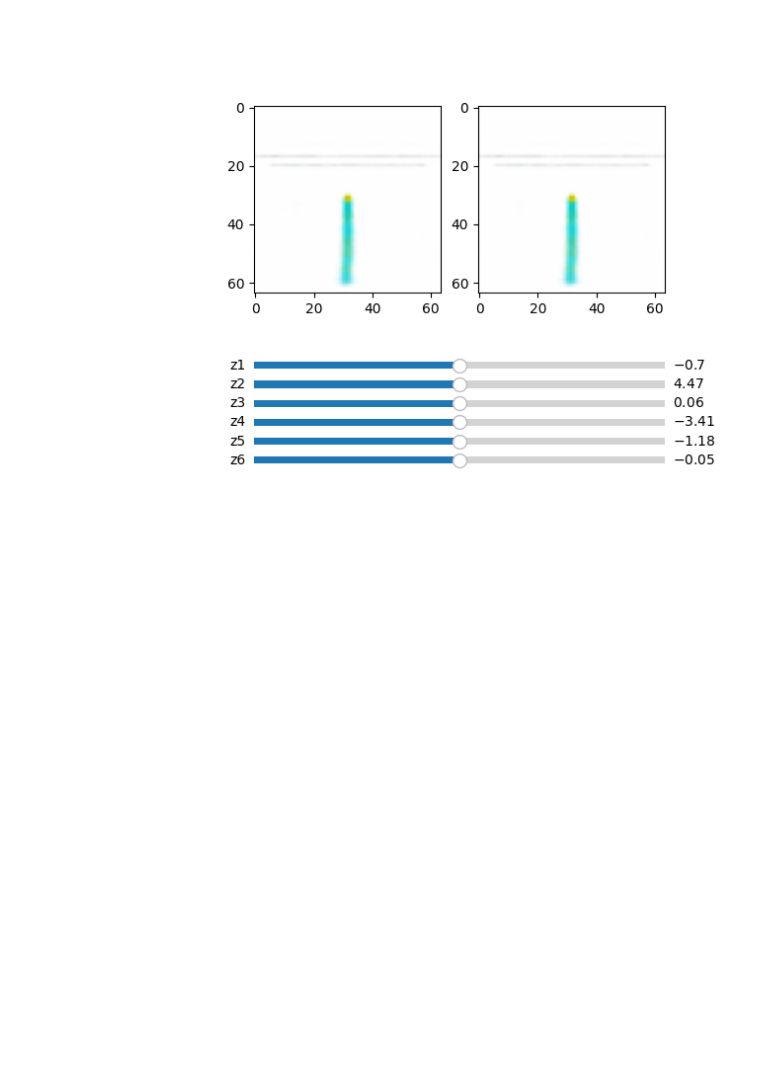
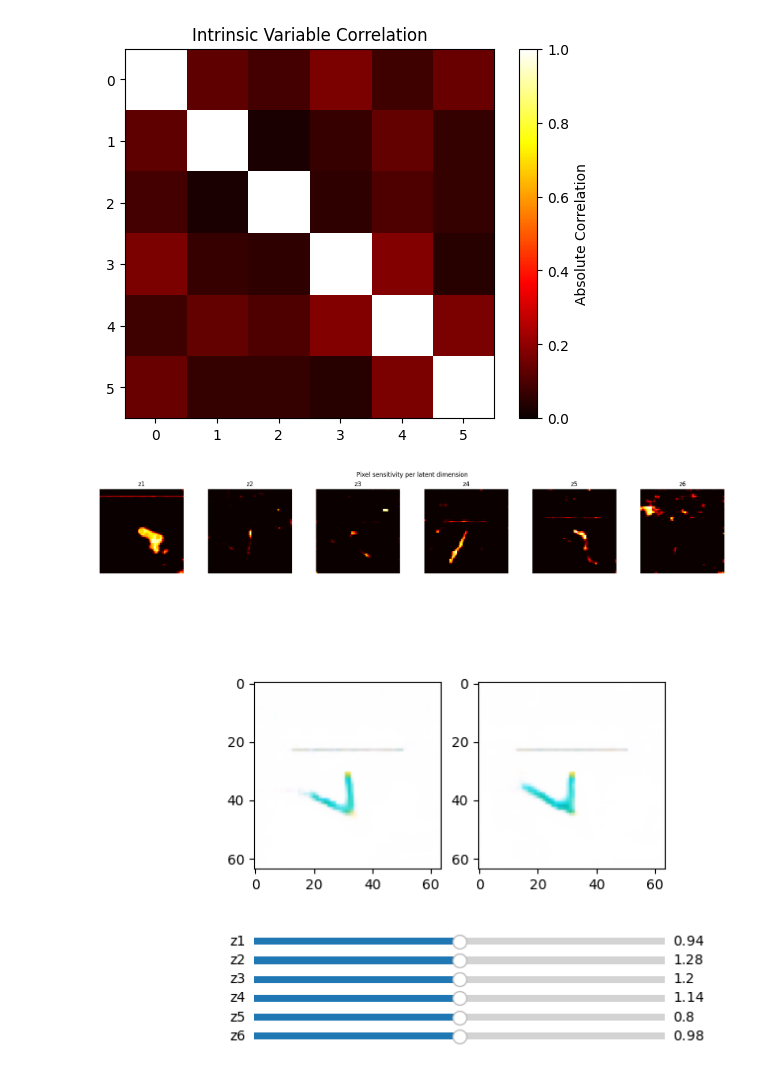
Before and after one commit to antony-zhao/RLTesting, a Jupyter notebook: rltesting/fvd_experiments/testing.ipynb, the cells around one changed output. Saved outputs shown, nothing was run; the diff lists cells and outputs as text; code cells hidden in the pictures; blank space fills up the shorter version.

```diff
--- a/rltesting/fvd_experiments/testing.ipynb
+++ b/rltesting/fvd_experiments/testing.ipynb
@@ -81,0 +82,12 @@ plt.plot(losses)
+# %%
+num_samples = 2048
+with torch.no_grad():
+    samples_ = buffer.sample(num_samples)
+    obs = (torch.tensor(samples_[0]).float().transpose(-3, -1) / 255).cuda()
+    latent = encoder(obs).cpu().numpy()
+
+corr = np.corrcoef(latent, rowvar=False)
+plt.imshow(np.abs(corr), cmap="hot", vmin=0, vmax=1)
+plt.colorbar(label="Absolute Correlation")
+plt.title("Intrinsic Variable Correlation")
+plt.show()
@@ -134,11 +128,13 @@ Image ID: 9.49830566181286 +- 0.149509722774982
 # %%
+plt.close('all')
+%matplotlib inline
 intrinsic_dim = round(np.mean(latent_ID))
 double_autoencoder = AEVAE(encoder, decoder, latent_dim, intrinsic_dim, penalty_coef=1e-4).cuda()
 int_opt = torch.optim.AdamW(double_autoencoder.parameters(), 3e-4)
 int_scheduler = torch.optim.lr_scheduler.ExponentialLR(int_opt, gamma=0.97)
 losses = []
 for i in range(1, num_epochs + 1):
-    for _ in range(steps_per_epoch):
+    for _ in range(2 * steps_per_epoch):
         samples = buffer.sample(256)
         obs = (torch.tensor(samples[0]).float().transpose(-3, -1) / 255).cuda()
         loss = double_autoencoder.reconstruction_loss(obs)
@@ -148,6 +144,6 @@ for i in range(1, num_epochs + 1):
         losses.append(loss.detach().cpu().numpy())
     int_scheduler.step()
     if i % 10 == 0:
-        print(i * steps_per_epoch)
+        print(i * 2 * steps_per_epoch)
 plt.plot(losses)
 # %% [output]
@@ -161,45 +157,88 @@ plt.plot(losses)
+# %%
+plt.close('all')
+%matplotlib inline
+num_samples = 2048
+with torch.no_grad():
+    samples = buffer.sample(num_samples)
+    obs = (torch.tensor(samples[0]).float().transpose(-3, -1) / 255).cuda()
+    intrinsic = double_autoencoder.double_encode(obs).cpu().numpy()
+
+corr = np.corrcoef(intrinsic, rowvar=False)
+plt.imshow(np.abs(corr), cmap="hot", vmin=0, vmax=1)
+plt.colorbar(label="Absolute Correlation")
+plt.title("Intrinsic Variable Correlation")
+plt.show()
+# %% [output]
+[figure, added]
+# %%
+def plot_jacobians(double_autoencoder, obs, intrinsic_dim, eps=0.5):
+    double_autoencoder.eval()
+    with torch.no_grad():
+        intrinsic = double_autoencoder.double_encode(obs)
+
+        fig, axs = plt.subplots(1, intrinsic_dim, figsize=(3 * intrinsic_dim, 3))
+        for i in range(intrinsic_dim):
+            plus = intrinsic[0:1].clone()
+            minus = intrinsic[0:1].clone()
+            plus[0, i] += eps
+            minus[0, i] -= eps
+            diff = double_autoencoder.double_decode(plus) - double_autoencoder.double_decode(minus)
+            sensitivity = diff[0, :3].abs().mean(0).cpu().numpy()
+
+            axs[i].imshow(sensitivity.T, cmap="hot")
+            axs[i].set_title(f"z{i+1}")
+            axs[i].axis("off")
+
+    plt.suptitle("Pixel sensitivity per latent dimension")
+    plt.tight_layout()
+    plt.show()
+plot_jacobians(double_autoencoder, obs, intrinsic_dim)
+# %% [output]
+[figure, added]
 # %%
 plt.close("all")
 from matplotlib.widgets import Slider
 %matplotlib widget
 
+double_autoencoder.eval()
+
 def decode(intrinsic):
-    intrinsic_tensor = torch.tensor(intrinsic).cuda()
-    reconstruction = double_autoencoder.double_decode(intrinsic_tensor)
-    reconstruction = to_numpy(reconstruction[0].transpose(-3, -1))
+    with torch.no_grad():
+        intrinsic_tensor = torch.tensor(intrinsic).cuda()
+        reconstruction = double_autoencoder.double_decode(intrinsic_tensor)
+        reconstruction = to_numpy(reconstruction[0].transpose(-3, -1))
     return reconstruction[:, :, :3], reconstruction[:, :, 3:]
 
-intrinsic = double_autoencoder.double_encode(obs)
+with torch.no_grad():
+    intrinsic = double_autoencoder.double_encode(obs)
 intrinsic = to_numpy(intrinsic[0])
 
-plt.figure()
 img = decode(intrinsic)
 f, axs = plt.subplots(1, 2)
 img_handle1 = axs[0].imshow(img[0])
 img_handle2 = axs[1].imshow(img[1])
 
 plt.subplots_adjust(left=0.25, bottom=0.35)
 
 slider_axes = []
 sliders = []
 for i in range(intrinsic_dim):
     ax = plt.axes([0.25, 0.25 - i*0.04, 0.65, 0.03])
     slider_axes.append(ax)
     slider = Slider(ax, f'z{i+1}', intrinsic[i]-20.0, intrinsic[i]+20.0, valinit=intrinsic[i])
     sliders.append(slider)
 
 def update(val):
     for i, slider in enumerate(sliders):
         intrinsic[i] = slider.val
     img = decode(intrinsic)
     img_handle1.set_data(img[0])
     img_handle2.set_data(img[1])
     plt.draw()
 
 for slider in sliders:
     slider.on_changed(update)
 
 plt.show()
 # %% [output]
-[figure, old version]
+[figure, new version]
-[figure, removed]
```
Also changed, not shown: parts of 12 cells of this notebook, 3 other files.
